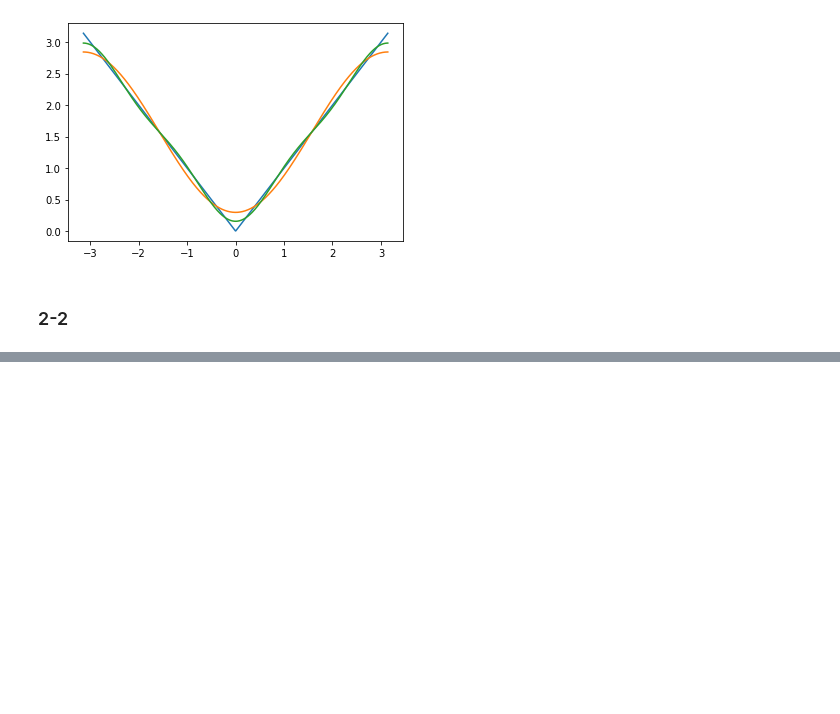
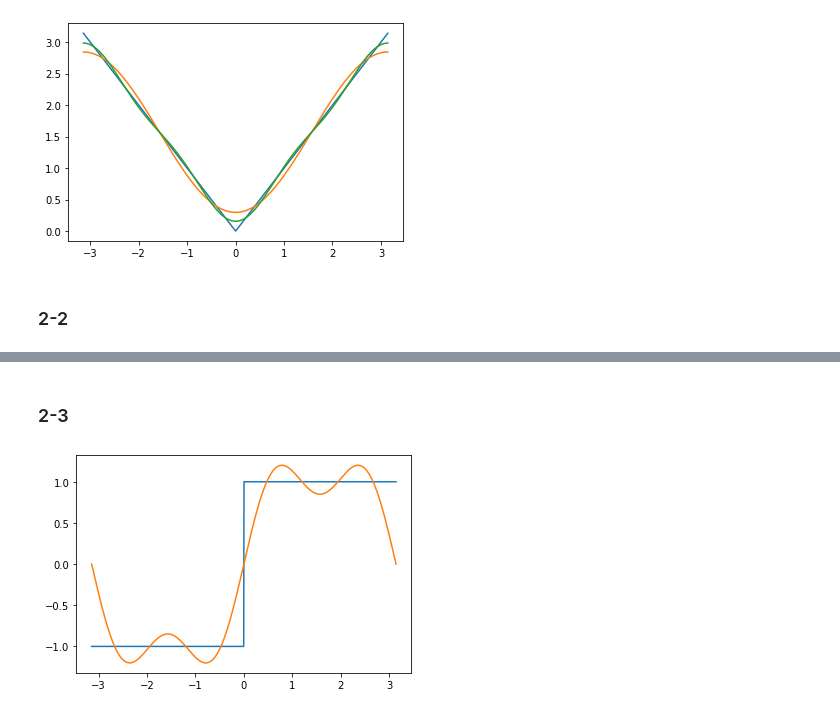
Before and after one commit to jojonki/python_sp, a Jupyter notebook: sec2.ipynb, the cells around one changed output, grey strips where cells are left out. Drawn from its saved outputs; the diff is of its cells as text; code cells hidden in the pictures; blank space fills up the shorter version.

```diff
--- a/sec2.ipynb
+++ b/sec2.ipynb
@@ -28,0 +38,25 @@ plt.show()
+# %% [markdown]
+### 2-3
+# %%
+def partial_sum(t, n):
+    s = 0
+    i = 1
+    while i <= n:
+        s += np.sin(i*t) / i
+        i += 2
+    return 4 / PI * s
+
+def clk(t):
+    if t < 0:
+        return -1
+    else:
+        return 1
+
+t = np.linspace(-PI, PI, 1000)
+x = np.vectorize(clk)(t)
+s = partial_sum(t, 3)
+plt.plot(t, x)
+plt.plot(t, s)
+plt.show()
+# %% [output]
+[figure, added]
```
Also changed, not shown: parts of 4 cells of this notebook.
